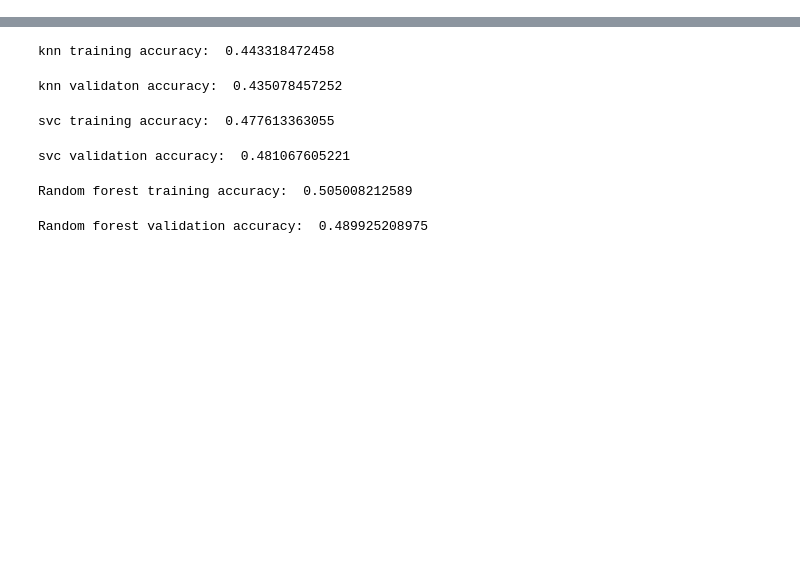
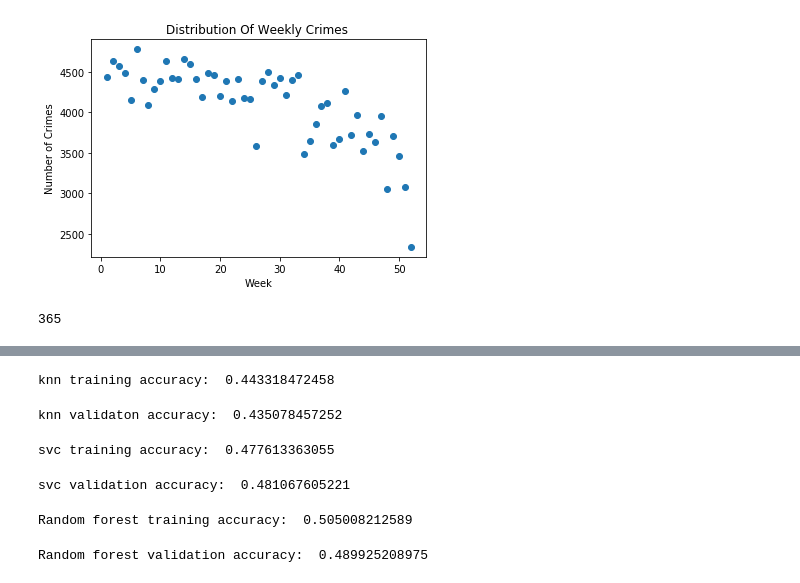
Before and after one commit to city-college-machine-learning/NYPD_Arrest_Analysis, a Jupyter notebook: Initial_models.ipynb, the cells around one changed output, grey strips where cells are left out. Drawn from its saved outputs; the diff is of its cells as text; code cells hidden in the pictures; blank space fills up the shorter version.

```diff
--- a/Initial_models.ipynb
+++ b/Initial_models.ipynb
@@ -53,0 +75,17 @@ data.rename(columns={'PD_DESC':'offenses', 'LAW_CAT_CD':'offense_type'}, inplace
+# %%
+#Distribution Of Weekly Crimes
+
+plt.scatter(dat.index.week.value_counts().index, dat.index.week.value_counts().values)
+plt.xlabel('Week')
+plt.ylabel('Number of Crimes')
+plt.title('Distribution Of Weekly Crimes ')
+plt.show()
+# %% [output]
+[figure, added]
+# %%
+len(dat.index.unique())
+len(dat.index.value_counts())
+dat.index.month.value_counts()
+dat.index.week.value_counts()
+# %% [output]
+365
```
Also changed, not shown: parts of 50 cells of this notebook.
